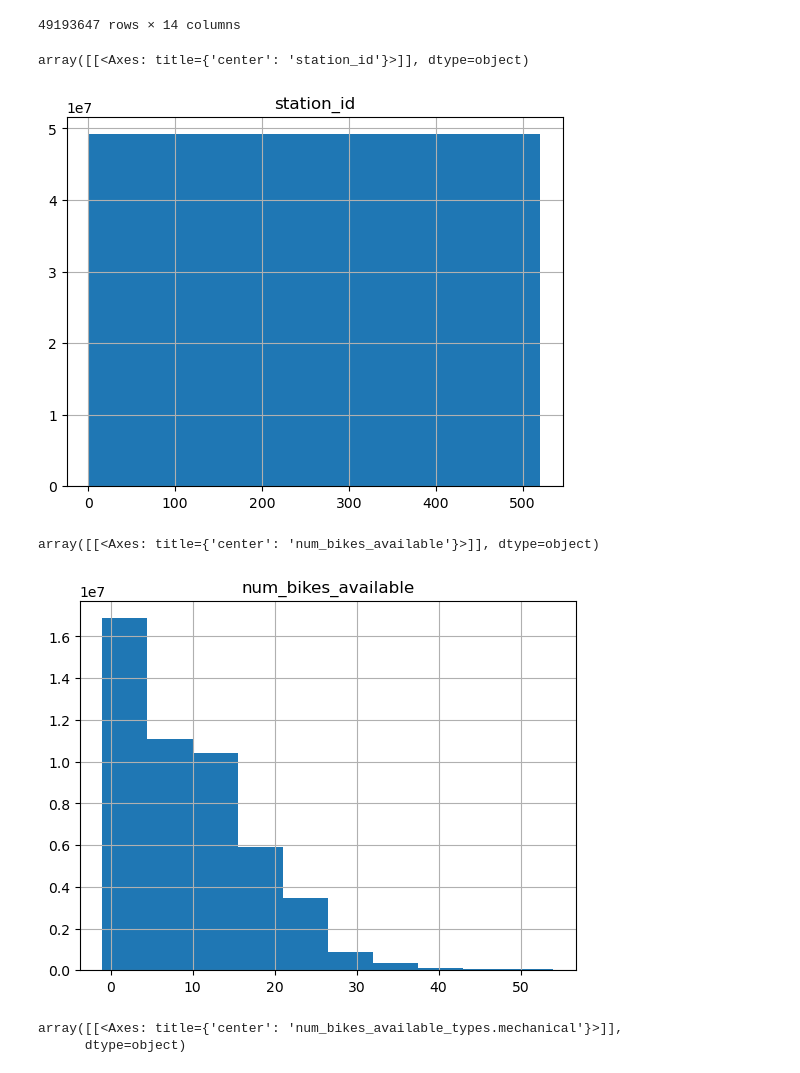
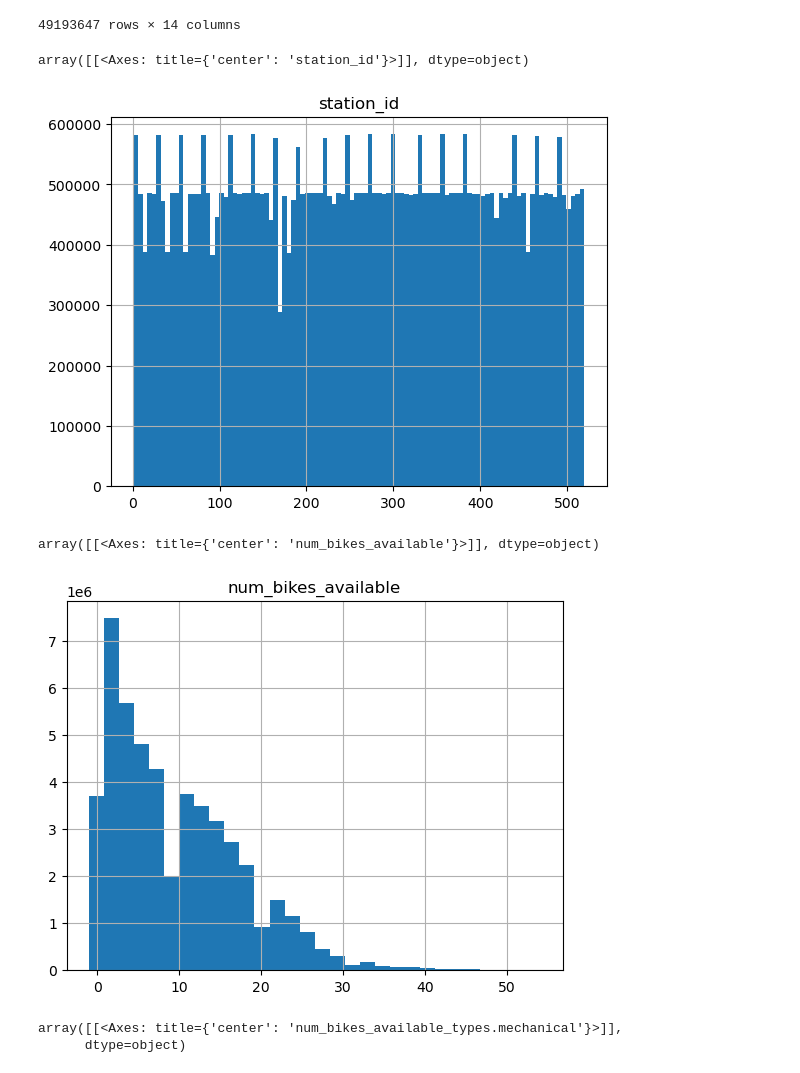
Before and after one commit to carlotalacasav/Gorrapiedra-proyecto, a Jupyter notebook: freestyle_ale.ipynb, the cells around one changed output. Cells and saved outputs as stored; diff of their text form; code cells hidden in the pictures.

```diff
--- a/freestyle_ale.ipynb
+++ b/freestyle_ale.ipynb
@@ -40,17 +40,17 @@ data
 | 4525545 | 519.0 | 6.0 | 0.0 | 6.0 | 17.0 | ... |
 49193647 rows × 14 columns
 # %%
-data.hist('station_id', bins = 1)
+data.hist('station_id', bins = 100)
 # uniforme, mismas instancias de todos los valores
 # %% [output]
 array([[<Axes: title={'center': 'station_id'}>]], dtype=object)
-[figure, old version]
+[figure, new version]
 # %%
-data.hist('num_bikes_available')
+data.hist('num_bikes_available', bins = 30)
 # no hay outliers
 # %% [output]
 array([[<Axes: title={'center': 'num_bikes_available'}>]], dtype=object)
-[figure, old version]
+[figure, new version]
 # %%
 data.hist('num_bikes_available_types.mechanical')
 # no hay outliers
```
